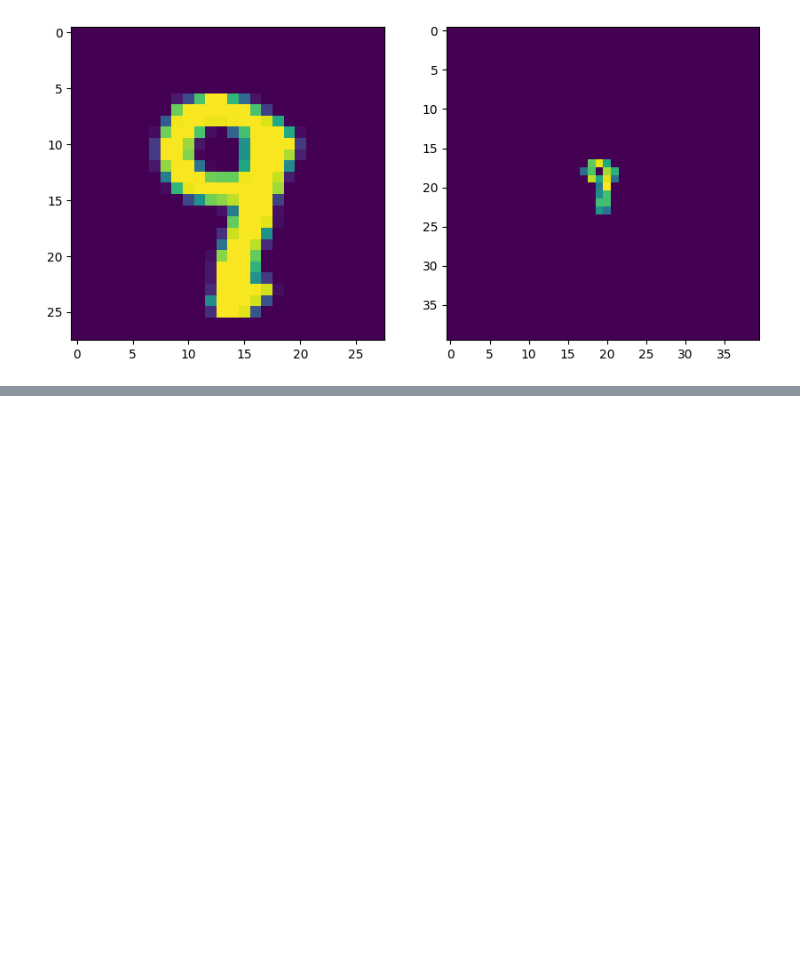
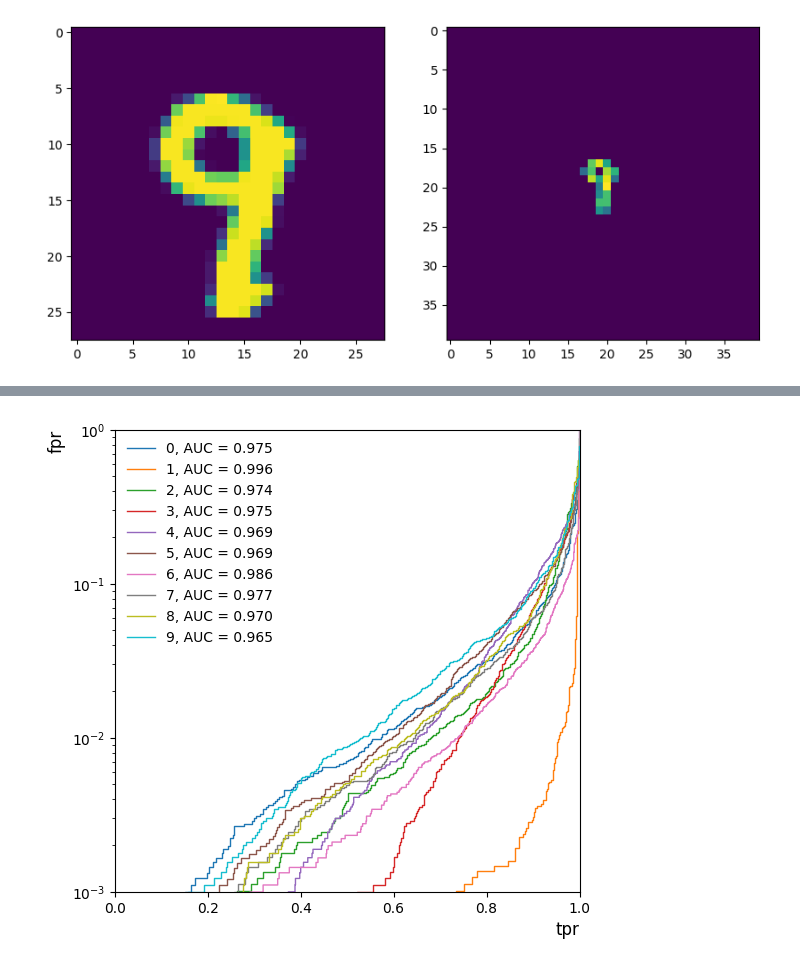
Before and after one commit to hftsoi/qkeras, a Jupyter notebook: train.ipynb, the cells around one changed output, grey strips where cells are left out. Saved outputs shown, nothing was run; the diff lists cells and outputs as text; code cells hidden in the pictures; blank space fills up the shorter version.

```diff
--- a/train.ipynb
+++ b/train.ipynb
@@ -235,0 +293,3 @@ _____ _____ _____ _____ _____ _____ _____ _____ _____ _____ _____ _____ _____ __
+# %%
+y_sparse_pred = cnn_sparse.predict(x_test)
+print("accuracy = {}".format(accuracy_score(np.argmax(y_test, axis=1), np.argmax(y_sparse_pred, axis=1))))
@@ -235,0 +299,16 @@ _____ _____ _____ _____ _____ _____ _____ _____ _____ _____ _____ _____ _____ __
+# %%
+def plot_roc(y_test, y_pred, labels):
+    for x, label in enumerate(labels):
+        fpr, tpr, _ = roc_curve(y_test[:, x], y_pred[:, x])
+        plt.plot(tpr, fpr, label='{0}, AUC = {1:.3f}'.format(label, auc(fpr, tpr)), linestyle='-', lw=1.)
+    plt.semilogy()
+    plt.xlabel("tpr", size=12, loc='right')
+    plt.ylabel("fpr", size=12, loc='top')
+    plt.xlim(0, 1)
+    plt.ylim(0.001, 1)
+    plt.legend(loc='best', framealpha=0., prop={'size': 10})
+
+plt.figure(figsize=(6, 6))
+plot_roc(y_test, y_sparse_pred, ['0','1','2','3','4','5','6','7','8','9'])
+# %% [output]
+[figure, added]
```
Also changed, not shown: parts of 7 cells of this notebook.
